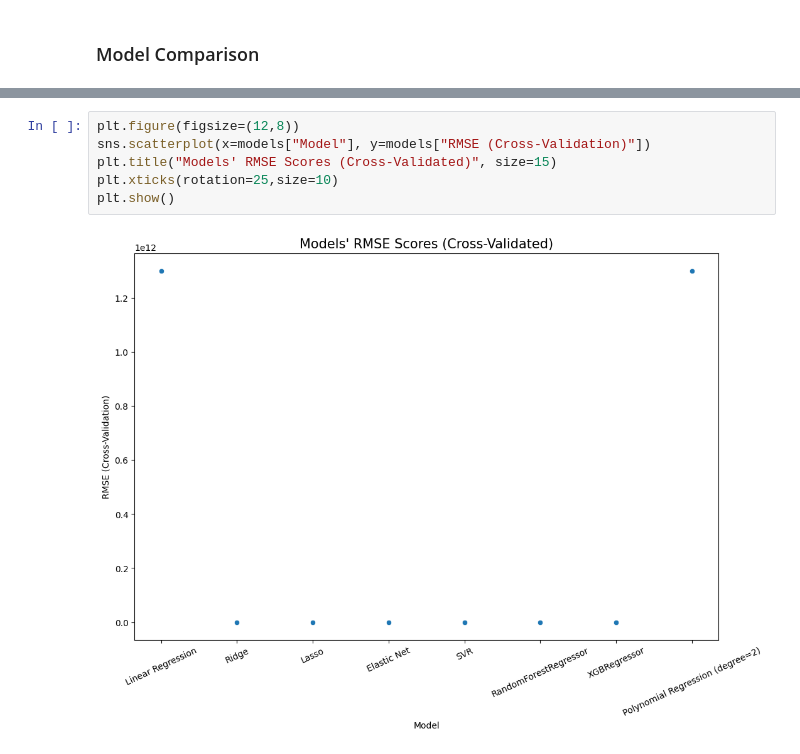
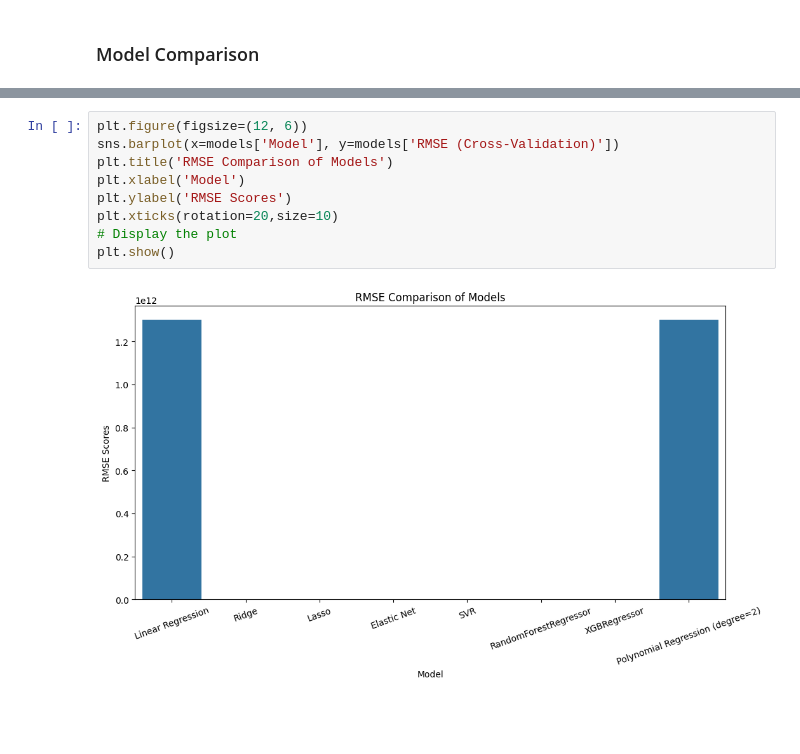
Before and after one commit to nithya1820/House-Price-Prediction, a Jupyter notebook: housepricepre.ipynb, the cells around one changed output, grey strips where cells are left out. Drawn from its saved outputs; the diff is of its cells as text; blank space fills up the shorter version.

```diff
--- a/housepricepre.ipynb
+++ b/housepricepre.ipynb
@@ -609,10 +609,13 @@ models.sort_values(by="RMSE (Cross-Validation)")
 | 0 | Linear Regression | 2.356789e+04 | 1.414931e+09 | 3.761557e+04 | 8.155318e-01 | 1.300215e+12 |
 | 7 | Polynomial Regression (degree=2) | 4.299852e+15 | 6.149224e+32 | 2.479763e+16 | -8.016901e+22 | 1.300215e+12 |
 # %%
-plt.figure(figsize=(12,8))
-sns.scatterplot(x=models["Model"], y=models["RMSE (Cross-Validation)"])
-plt.title("Models' RMSE Scores (Cross-Validated)", size=15)
-plt.xticks(rotation=25,size=10)
+plt.figure(figsize=(12, 6))
+sns.barplot(x=models['Model'], y=models['RMSE (Cross-Validation)'])
+plt.title('RMSE Comparison of Models')
+plt.xlabel('Model')
+plt.ylabel('RMSE Scores')
+plt.xticks(rotation=20,size=10)
+# Display the plot
 plt.show()
 # %% [output]
-[figure, old version]
+[figure, new version]
```
